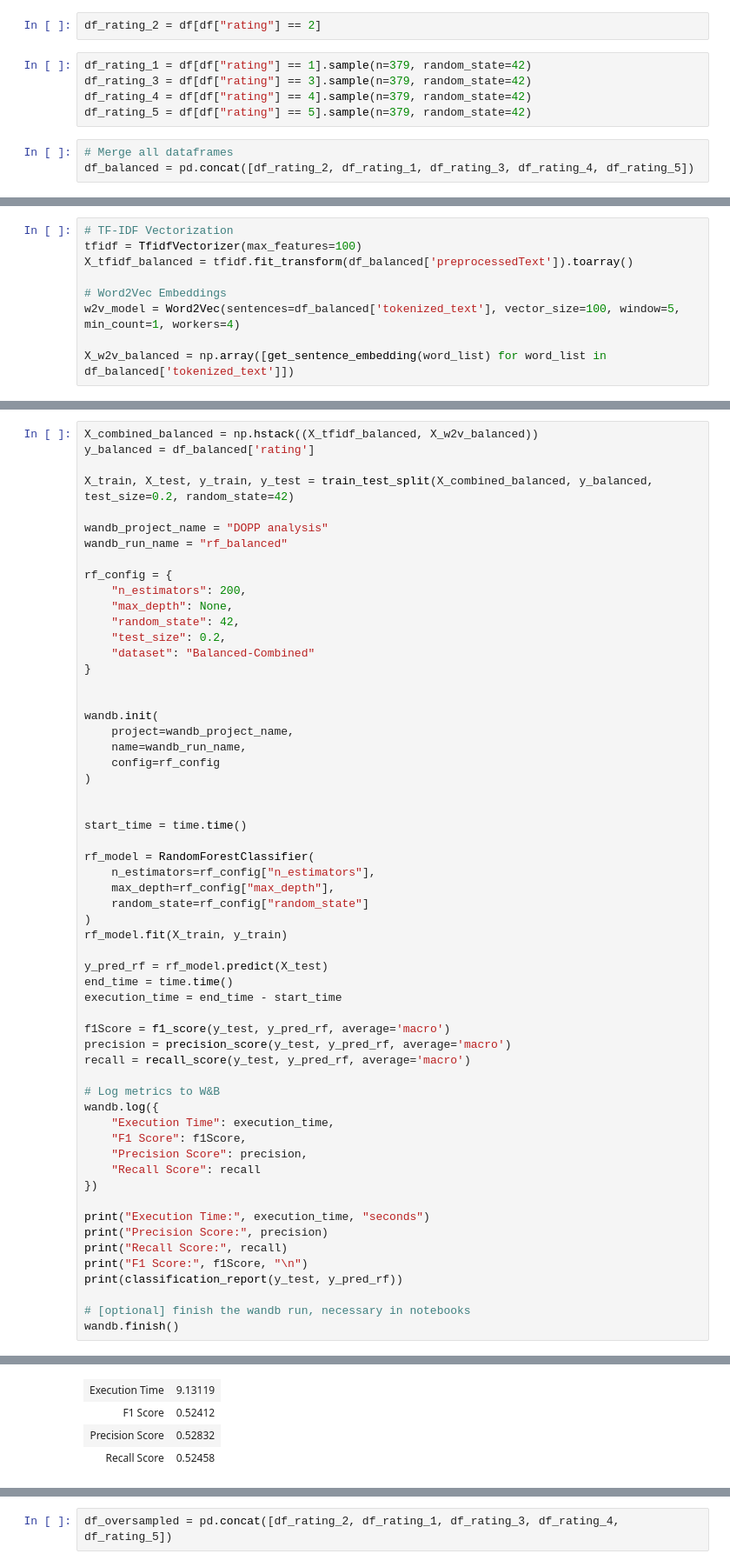
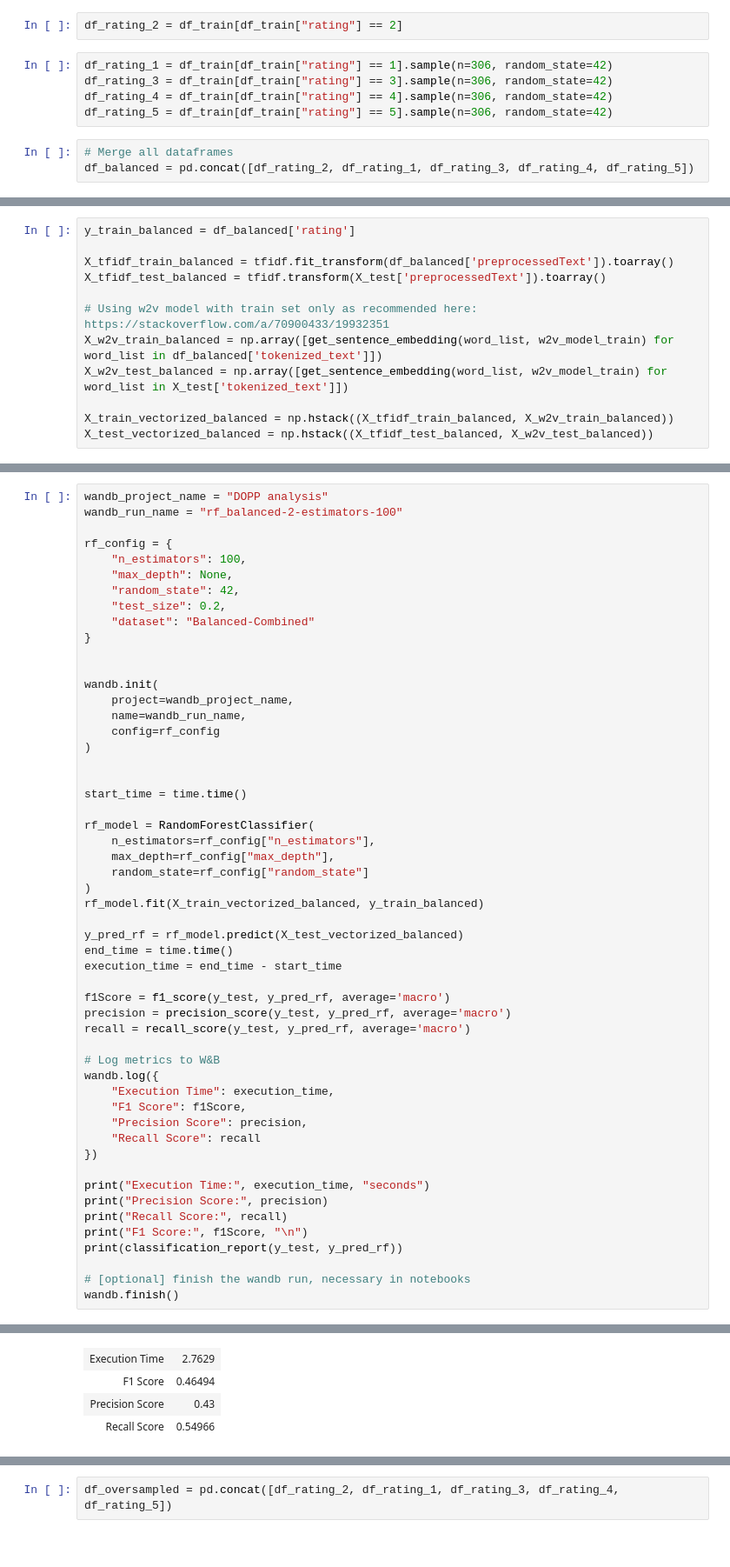
Before and after one commit to lebe1/text-oriented-data-science-project, a Jupyter notebook: Data_Modeling.ipynb, the cells around one changed output, grey strips where cells are left out. Shown at 87% size. Cells and saved outputs as stored; diff of their text form.

```diff
--- a/Data_Modeling.ipynb
+++ b/Data_Modeling.ipynb
@@ -483,10 +501,10 @@ We have only 379 two star ratings as the least represented class. Therefore, we
 # %%
-df_rating_2 = df[df["rating"] == 2]
+df_rating_2 = df_train[df_train["rating"] == 2]
 # %%
-df_rating_1 = df[df["rating"] == 1].sample(n=379, random_state=42)
-df_rating_3 = df[df["rating"] == 3].sample(n=379, random_state=42)
-df_rating_4 = df[df["rating"] == 4].sample(n=379, random_state=42)
-df_rating_5 = df[df["rating"] == 5].sample(n=379, random_state=42)
+df_rating_1 = df_train[df_train["rating"] == 1].sample(n=306, random_state=42)
+df_rating_3 = df_train[df_train["rating"] == 3].sample(n=306, random_state=42)
+df_rating_4 = df_train[df_train["rating"] == 4].sample(n=306, random_state=42)
+df_rating_5 = df_train[df_train["rating"] == 5].sample(n=306, random_state=42)
 # %%
 # Merge all dataframes
 df_balanced = pd.concat([df_rating_2, df_rating_1, df_rating_3, df_rating_4, df_rating_5])
@@ -517,9 +535,12 @@ df_balanced.head()
-# %%
-# TF-IDF Vectorization
-tfidf = TfidfVectorizer(max_features=100)
-X_tfidf_balanced = tfidf.fit_transform(df_balanced['preprocessedText']).toarray()
-
-# Word2Vec Embeddings
-w2v_model = Word2Vec(sentences=df_balanced['tokenized_text'], vector_size=100, window=5, min_count=1, workers=4)
-
-X_w2v_balanced = np.array([get_sentence_embedding(word_list) for word_list in df_balanced['tokenized_text']])
+# %%
+y_train_balanced = df_balanced['rating']
+
+X_tfidf_train_balanced = tfidf.fit_transform(df_balanced['preprocessedText']).toarray()
+X_tfidf_test_balanced = tfidf.transform(X_test['preprocessedText']).toarray()
+
+# Using w2v model with train set only as recommended here: https://stackoverflow.com/a/70900433/19932351
+X_w2v_train_balanced = np.array([get_sentence_embedding(word_list, w2v_model_train) for word_list in df_balanced['tokenized_text']])
+X_w2v_test_balanced = np.array([get_sentence_embedding(word_list, w2v_model_train) for word_list in X_test['tokenized_text']])
+
+X_train_vectorized_balanced = np.hstack((X_tfidf_train_balanced, X_w2v_train_balanced))
+X_test_vectorized_balanced = np.hstack((X_tfidf_test_balanced, X_w2v_test_balanced))
@@ -526,14 +555,9 @@ X_w2v_balanced = np.array([get_sentence_embedding(word_list) for word_list in df
 # %%
-X_combined_balanced = np.hstack((X_tfidf_balanced, X_w2v_balanced))
-y_balanced = df_balanced['rating']
-
-X_train, X_test, y_train, y_test = train_test_split(X_combined_balanced, y_balanced, test_size=0.2, random_state=42)
-
 wandb_project_name = "DOPP analysis"
-wandb_run_name = "rf_balanced"
+wandb_run_name = "rf_balanced-2-estimators-100"
 
 rf_config = {
-    "n_estimators": 200,
+    "n_estimators": 100,
     "max_depth": None,
     "random_state": 42,
     "test_size": 0.2,
@@ -555,9 +579,9 @@ rf_model = RandomForestClassifier(
     max_depth=rf_config["max_depth"],
     random_state=rf_config["random_state"]
 )
-rf_model.fit(X_train, y_train)
+rf_model.fit(X_train_vectorized_balanced, y_train_balanced)
 
-y_pred_rf = rf_model.predict(X_test)
+y_pred_rf = rf_model.predict(X_test_vectorized_balanced)
 end_time = time.time()
 execution_time = end_time - start_time
 
@@ -606,11 +630,11 @@ weighted avg       0.53      0.53      0.52       379
 [interactive output not drawn]
 Run history:
 | Execution Time | ▁ |
 | F1 Score | ▁ |
 | Precision Score | ▁ |
 | Recall Score | ▁ |
 Run summary:
-| Execution Time | 9.13119 |
-| F1 Score | 0.52412 |
-| Precision Score | 0.52832 |
-| Recall Score | 0.52458 |
+| Execution Time | 2.7629 |
+| F1 Score | 0.46494 |
+| Precision Score | 0.43 |
+| Recall Score | 0.54966 |
```
Also changed, not shown: parts of 39 cells of this notebook.
